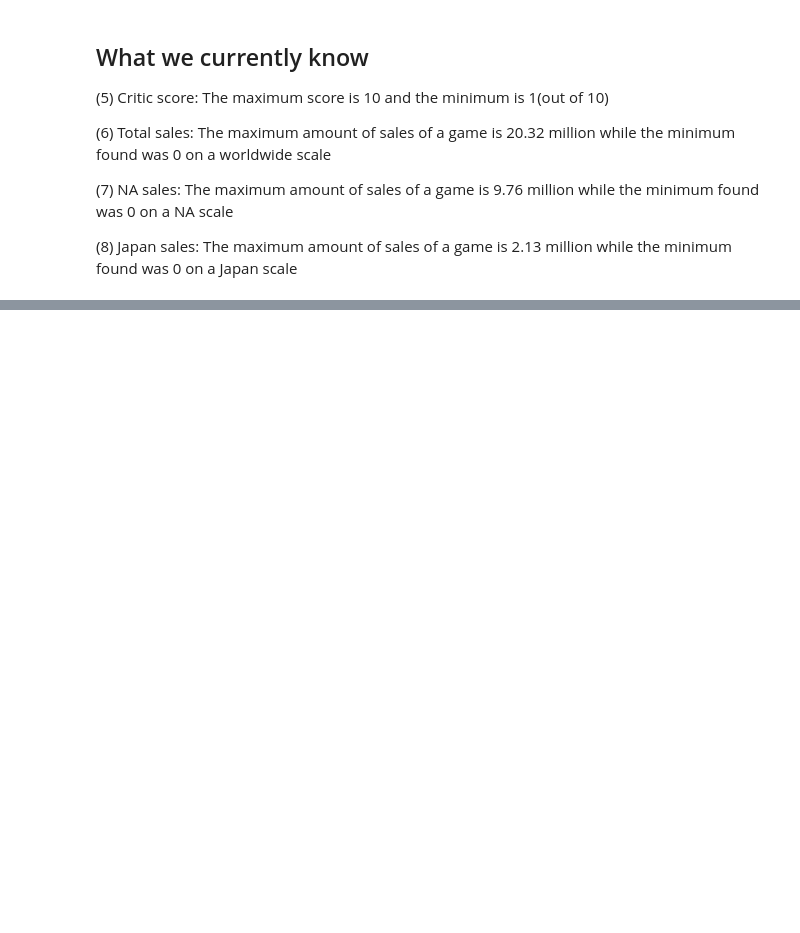
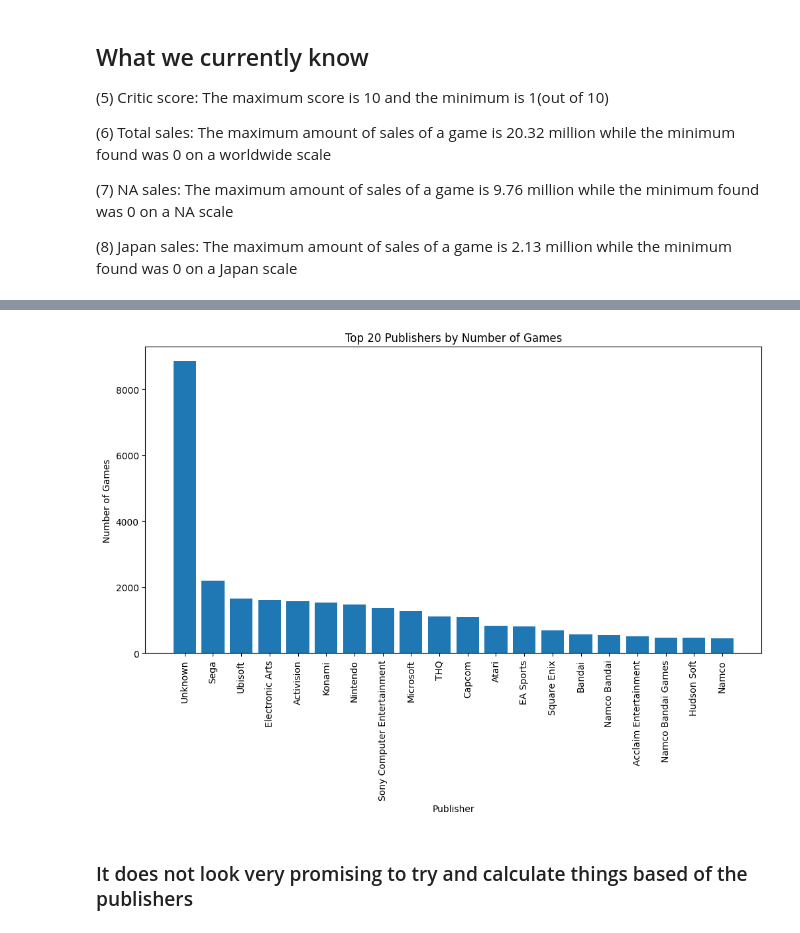
Before and after one commit to Mihail-kenarov/Video_Games_Recommendation_ML, a Jupyter notebook: VGRecommendations.ipynb, the cells around one changed output, grey strips where cells are left out. Cells and saved outputs as stored; diff of their text form; code cells hidden in the pictures; blank space fills up the shorter version.

```diff
--- a/VGRecommendations.ipynb
+++ b/VGRecommendations.ipynb
@@ -149,0 +237,19 @@ There is quite a lot of missing data still that I am not sure I cmopletly need.
+# %%
+# Let's visualize the results for a better understanding
+publisher_counts = cleaned_df['publisher'].value_counts()
+
+# Select the top 20 publishers
+top_20_publishers = publisher_counts[:20]
+
+# Create a bar chart for the top 20 publishers
+plt.figure(figsize=(12, 6)) # Adjust the size of the figure
+plt.bar(top_20_publishers.index, top_20_publishers.values)
+plt.xlabel('Publisher')
+plt.ylabel('Number of Games')
+plt.title('Top 20 Publishers by Number of Games')
+plt.xticks(rotation=90) # Rotate x-axis labels for better readability
+plt.show()
+# %% [output]
+[figure, added]
+# %% [markdown]
+### It does not look very promising to try and calculate things based of the publishers
```
Also changed, not shown: parts of 19 cells of this notebook, 10 other files.
